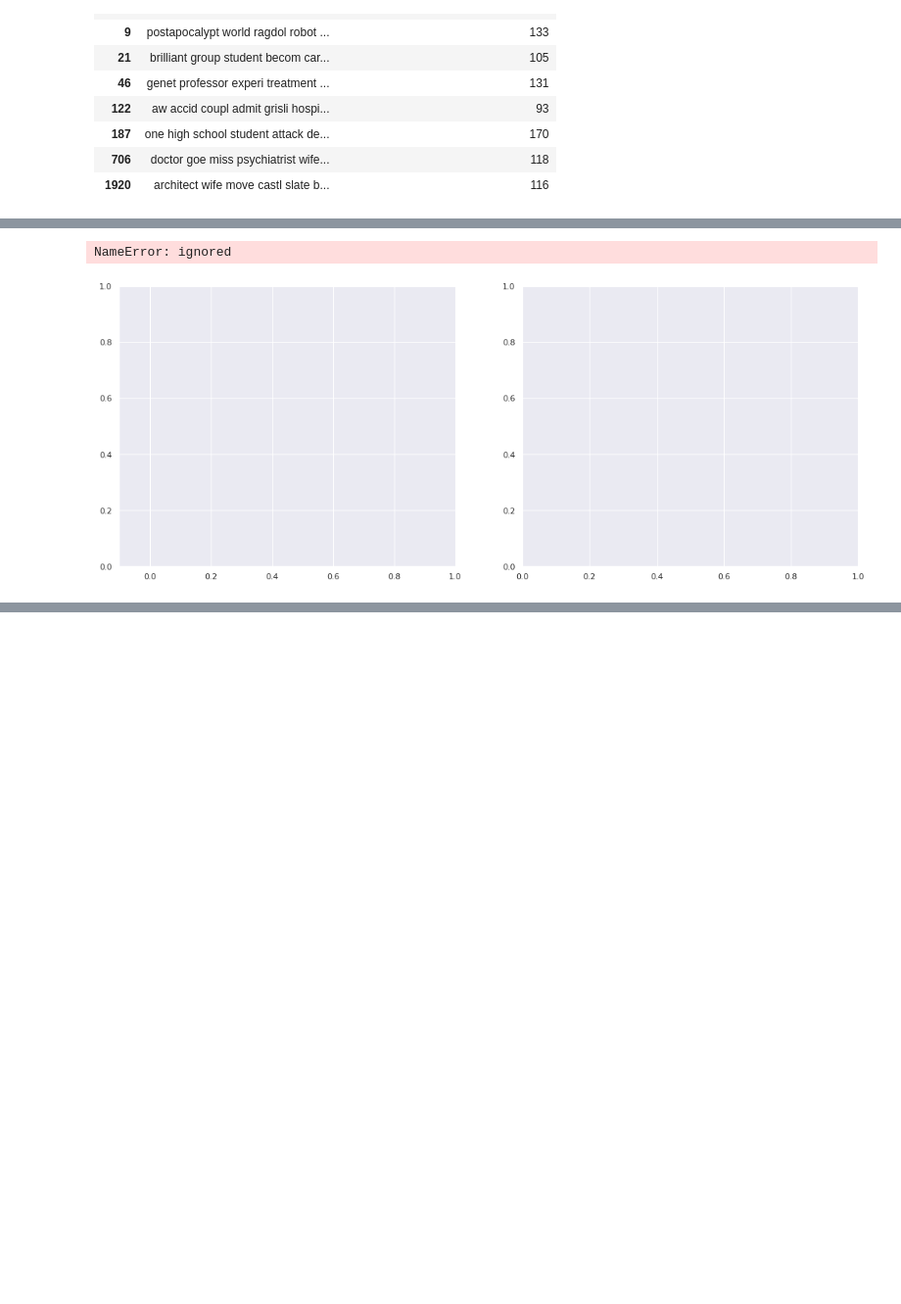
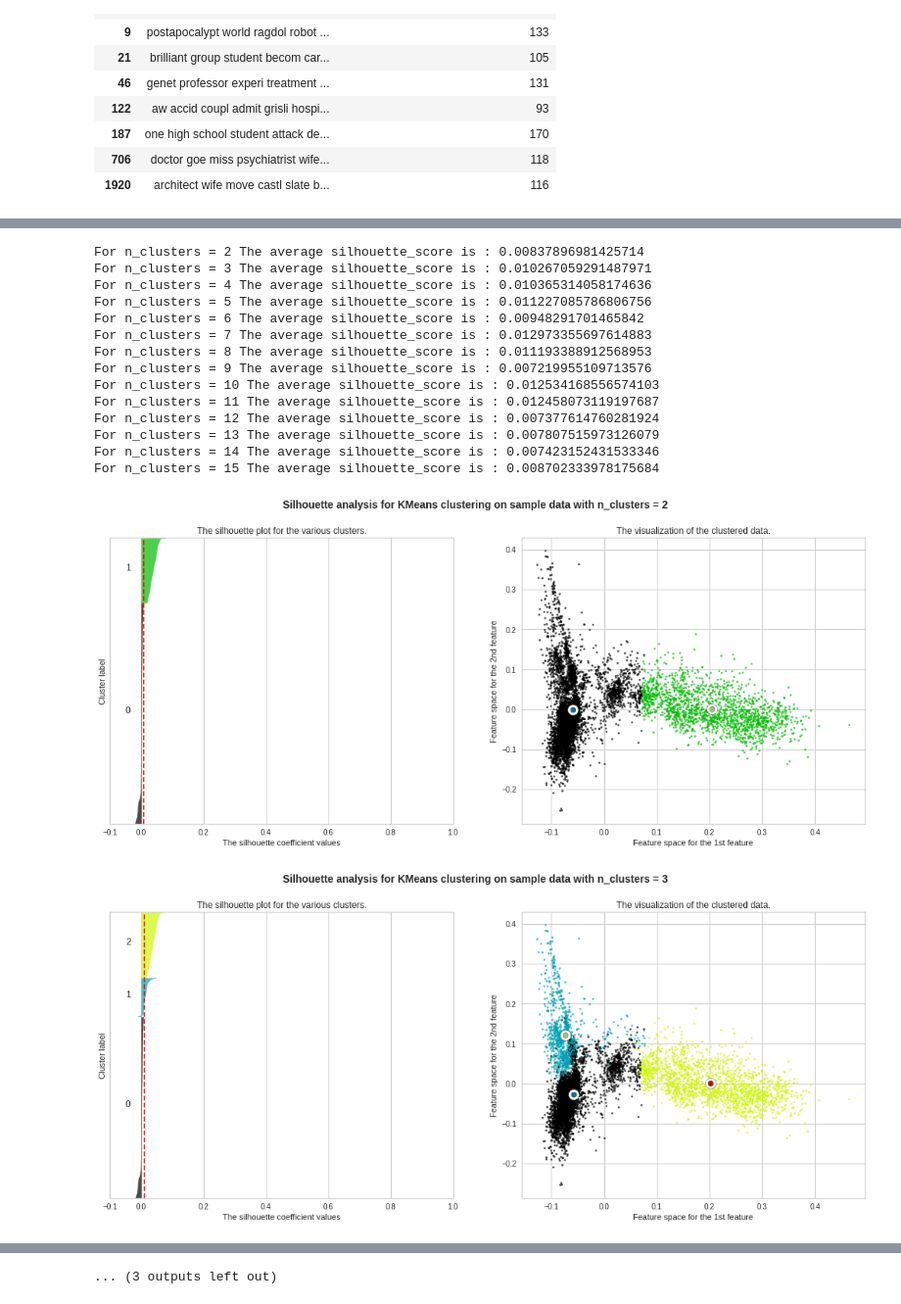
Before and after one commit to ZeeshanAhmed95/Capstone-NLP-NETFLIX-MOVIES-AND-TV-SHOWS-CLUSTERING, a Jupyter notebook: NETFLIX_MOVIES_AND_TV_SHOWS_CLUSTERING.ipynb, the cells around one changed output, grey strips where cells are left out. Shown at 98% size. Drawn from its saved outputs; the diff is of its cells as text; code cells hidden in the pictures; blank space fills up the shorter version.

```diff
--- a/NETFLIX_MOVIES_AND_TV_SHOWS_CLUSTERING.ipynb
+++ b/NETFLIX_MOVIES_AND_TV_SHOWS_CLUSTERING.ipynb
@@ -769,4 +766,4 @@ data.head(10)
 | 706 | doctor goe miss psychiatrist wife... | 118 |
 | 1920 | architect wife move castl slate b... | 116 |
 # %%
-X =data.Filtered_data.values
+X =data.Filtered_data
@@ -778,6 +789,0 @@ t_vectorizer.get_feature_names_out()
-# %%
-
-#Applying Tfidf Vectorizer
-tfidfmodel = TfidfVectorizer(max_features=5000)
-X = tfidfmodel.fit_transform(X)
-X.shape
@@ -784,6 +795,6 @@ X.shape
 # %%
 from sklearn.decomposition import PCA
 pca_tuned = PCA(n_components=0.95)
-pca_tuned.fit(X)
-X = pca_tuned.transform(X)
-X.shape
+pca_tuned.fit(X.toarray())
+X_transformed = pca_tuned.transform(X.toarray())
+X_transformed.shape
@@ -792,7 +805,7 @@ from sklearn.cluster import KMeans
 wcss=[]
 for i in range(1,26):
   kmeans = KMeans(i)
-  kmeans.fit(X)
+  kmeans.fit(X_transformed)
   wcss_iter = kmeans.inertia_
   wcss.append(wcss_iter)
 
@@ -821,22 +835,22 @@ for n_clusters in range_n_clusters:
     ax1.set_xlim([-0.1, 1])
     # The (n_clusters+1)*10 is for inserting blank space between silhouette
     # plots of individual clusters, to demarcate them clearly.
-    ax1.set_ylim([0, len(X) + (n_clusters + 1) * 10])
+    ax1.set_ylim([0, len(X_transformed) + (n_clusters + 1) * 10])
 
     # Initialize the clusterer with n_clusters value and a random generator
     # seed of 10 for reproducibility.
     clusterer = KMeans(n_clusters=n_clusters, random_state=10)
-    cluster_labels = clusterer.fit_predict(X)
+    cluster_labels = clusterer.fit_predict(X_transformed)
 
     # The silhouette_score gives the average value for all the samples.
     # This gives a perspective into the density and separation of the formed
     # clusters
-    silhouette_avg = silhouette_score(X, cluster_labels)
+    silhouette_avg = silhouette_score(X_transformed, cluster_labels)
     print("For n_clusters =", n_clusters,
           "The average silhouette_score is :", silhouette_avg)
 
     # Compute the silhouette scores for each sample
-    sample_silhouette_values = silhouette_samples(X, cluster_labels)
+    sample_silhouette_values = silhouette_samples(X_transformed, cluster_labels)
 
     y_lower = 10
     for i in range(n_clusters):
@@ -867,33 +881,47 @@ for n_clusters in range_n_clusters:
 
     # The vertical line for average silhouette score of all the values
     ax1.axvline(x=silhouette_avg, color="red", linestyle="--")
 
     ax1.set_yticks([])  # Clear the yaxis labels / ticks
     ax1.set_xticks([-0.1, 0, 0.2, 0.4, 0.6, 0.8, 1])
 
     # 2nd Plot showing the actual clusters formed
     colors = cm.nipy_spectral(cluster_labels.astype(float) /n_clusters)
-    ax2.scatter(X[:, 0], X[:, 1], marker='.', s=30, lw=0, alpha=0.7,
+    ax2.scatter(X_transformed[:, 0], X_transformed[:, 1], marker='.', s=30, lw=0, alpha=0.7,
                 c=colors, edgecolor='k')
 
     # Labeling the clusters
     centers = clusterer.cluster_centers_
     # Draw white circles at cluster centers
     ax2.scatter(centers[:, 0], centers[:, 1], marker='o',
                 c="white", alpha=1, s=200, edgecolor='k')
 
     for i, c in enumerate(centers):
         ax2.scatter(c[0], c[1], alpha=1,
                     s=50, edgecolor='k')
 
     ax2.set_title("The visualization of the clustered data.")
     ax2.set_xlabel("Feature space for the 1st feature")
     ax2.set_ylabel("Feature space for the 2nd feature")
     plt.suptitle(("Silhouette analysis for KMeans clustering on sample data "
                   "with n_clusters = %d" % n_clusters),
                  fontsize=14, fontweight='bold')
 
 plt.show()
 # %% [output]
-NameError: ignored
+For n_clusters = 2 The average silhouette_score is : 0.00837896981425714
+For n_clusters = 3 The average silhouette_score is : 0.010267059291487971
+For n_clusters = 4 The average silhouette_score is : 0.010365314058174636
+For n_clusters = 5 The average silhouette_score is : 0.011227085786806756
+For n_clusters = 6 The average silhouette_score is : 0.00948291701465842
+For n_clusters = 7 The average silhouette_score is : 0.012973355697614883
+For n_clusters = 8 The average silhouette_score is : 0.011193388912568953
+For n_clusters = 9 The average silhouette_score is : 0.007219955109713576
+For n_clusters = 10 The average silhouette_score is : 0.012534168556574103
+For n_clusters = 11 The average silhouette_score is : 0.012458073119197687
+For n_clusters = 12 The average silhouette_score is : 0.007377614760281924
+For n_clusters = 13 The average silhouette_score is : 0.007807515973126079
+For n_clusters = 14 The average silhouette_score is : 0.007423152431533346
+For n_clusters = 15 The average silhouette_score is : 0.008702333978175684
-[figure, old version]
+[figure, new version]
+[figure, added]
@@ -899,0 +937 @@ NameError: ignored
+... (3 outputs left out)
```
Also changed, not shown: parts of 20 cells of this notebook.
